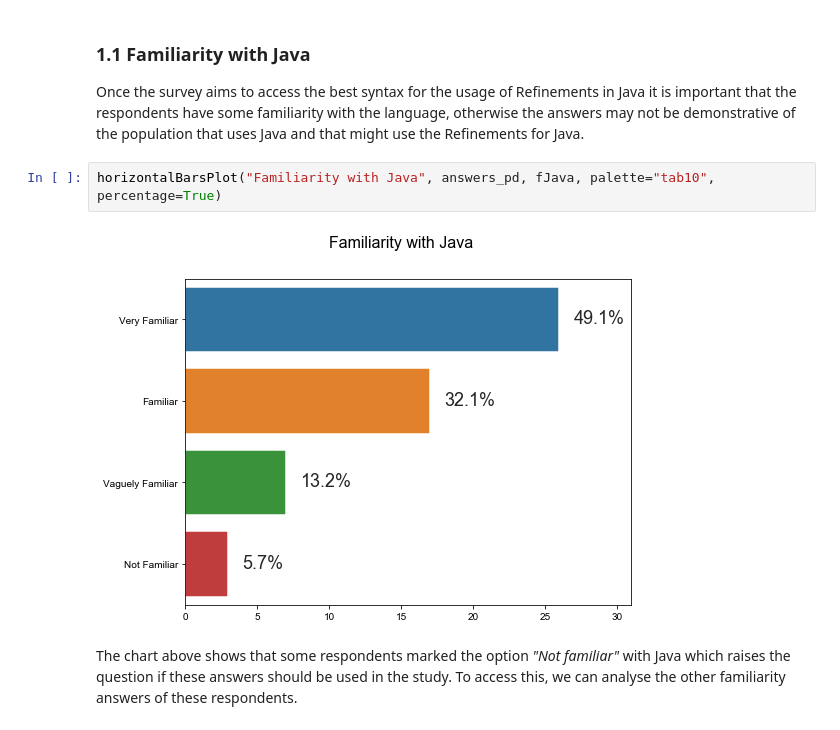
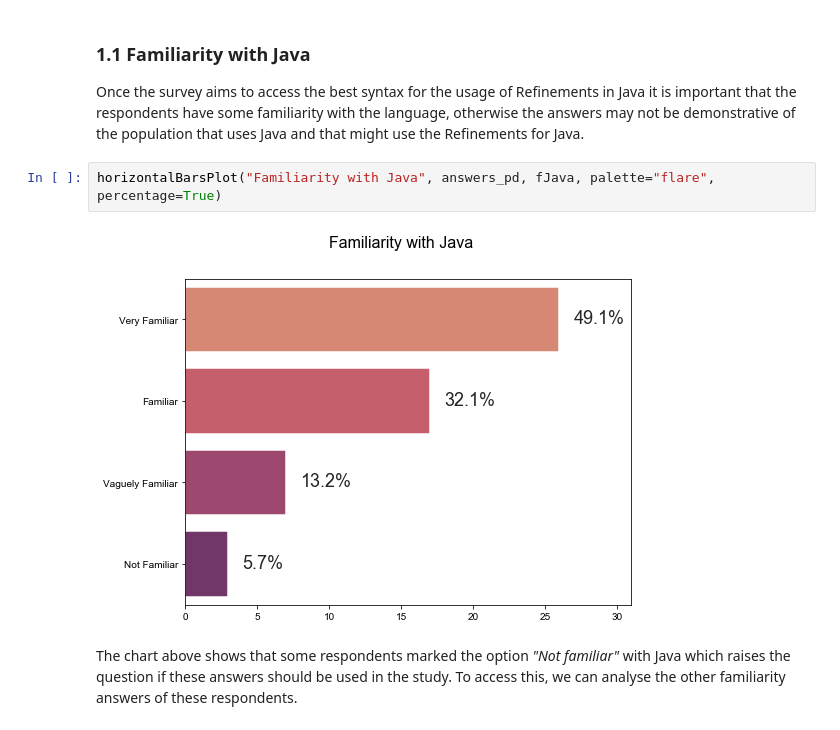
Before and after one commit to CatarinaGamboa/liquidjava, a Jupyter notebook: syntax_survey/analysis.ipynb, the cells around one changed output. Cells and saved outputs as stored; diff of their text form.

```diff
--- a/syntax_survey/analysis.ipynb
+++ b/syntax_survey/analysis.ipynb
@@ -120,9 +137,9 @@ def horizontalBarsPlot(title, pd, colName, palette="rocket", percentage=True):
 ### 1.1 Familiarity with Java
 Once the survey aims to access the best syntax for the usage of Refinements in Java it is important that the respondents have some familiarity with the language, otherwise the answers may not be demonstrative of the population that uses Java and that might use the Refinements for Java.
 # %%
-horizontalBarsPlot("Familiarity with Java", answers_pd, fJava, palette="tab10", percentage=True)
+horizontalBarsPlot("Familiarity with Java", answers_pd, fJava, palette="flare", percentage=True)
 # %% [output]
-[figure, old version]
+[figure, new version]
 # %% [markdown]
 The chart above shows that some respondents marked the option *"Not familiar"* with Java which raises the question if these answers should be used in the study. To access this, we can analyse the other familiarity answers of these respondents.
 # %%
```
Also changed, not shown: parts of 21 cells of this notebook, 1 other file.
